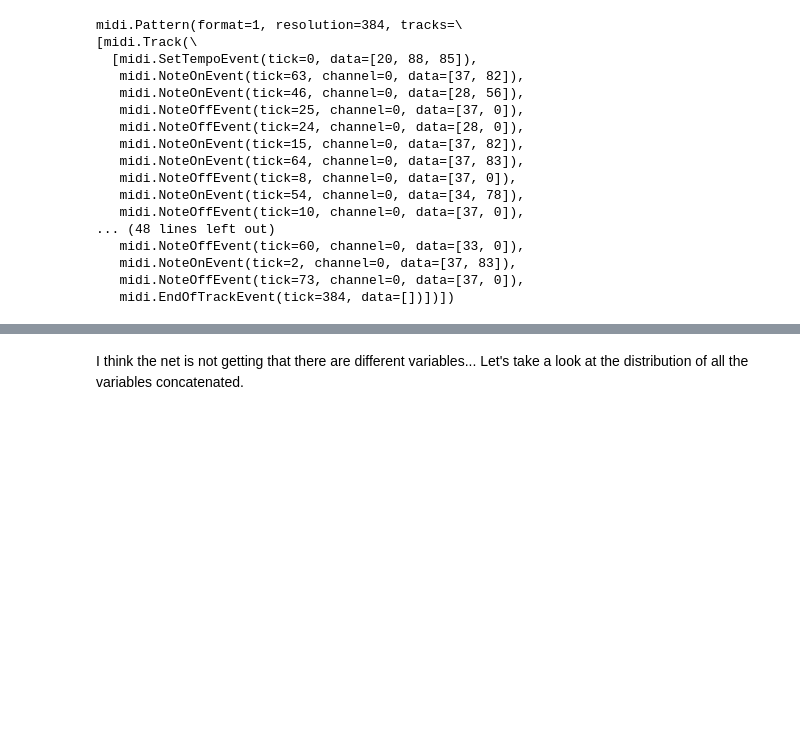
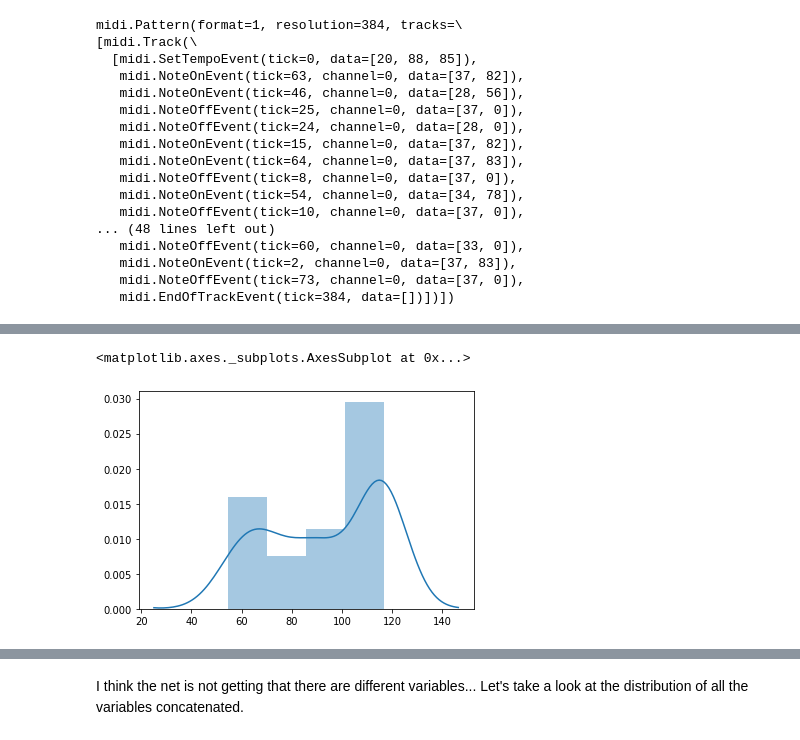
Before and after one commit to Jhdemendoza/TFM, a Jupyter notebook: C-RNN-GAN_V2.ipynb, the cells around one changed output, grey strips where cells are left out. Drawn from its saved outputs; the diff is of its cells as text; code cells hidden in the pictures; blank space fills up the shorter version.

```diff
--- a/C-RNN-GAN_V2.ipynb
+++ b/C-RNN-GAN_V2.ipynb
@@ -359,0 +382,5 @@ midi.Pattern(format=1, resolution=384, tracks=\
+# %%
+sns.distplot(crnngan_curriculum.generated_songs[-3][0][:,1])
+# %% [output]
+<matplotlib.axes._subplots.AxesSubplot at 0x...>
+[figure, added]
```
Also changed, not shown: parts of 48 cells of this notebook, 5 other files.
